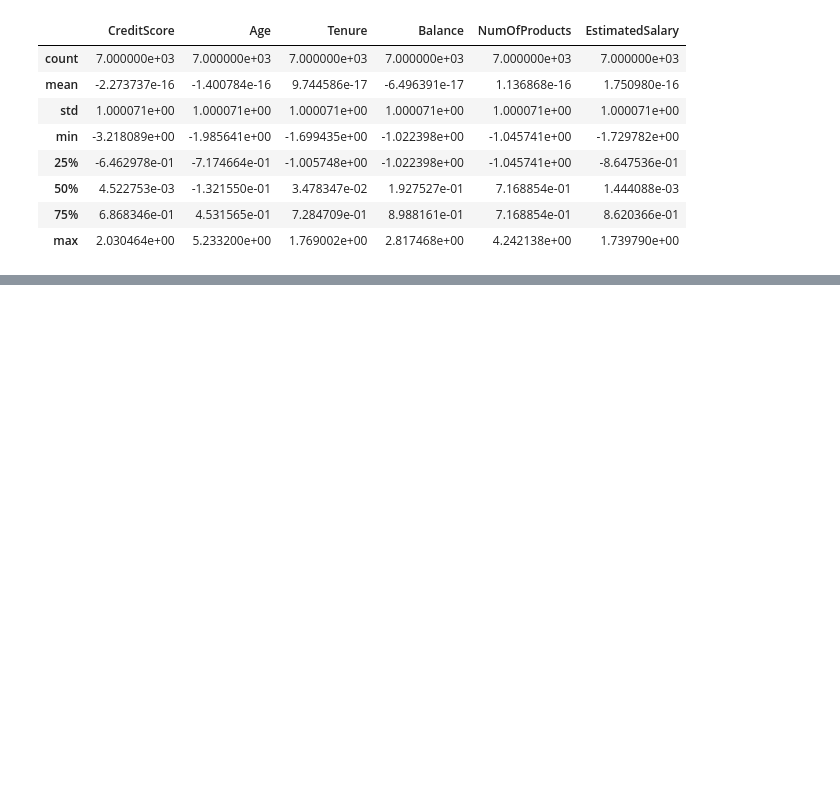
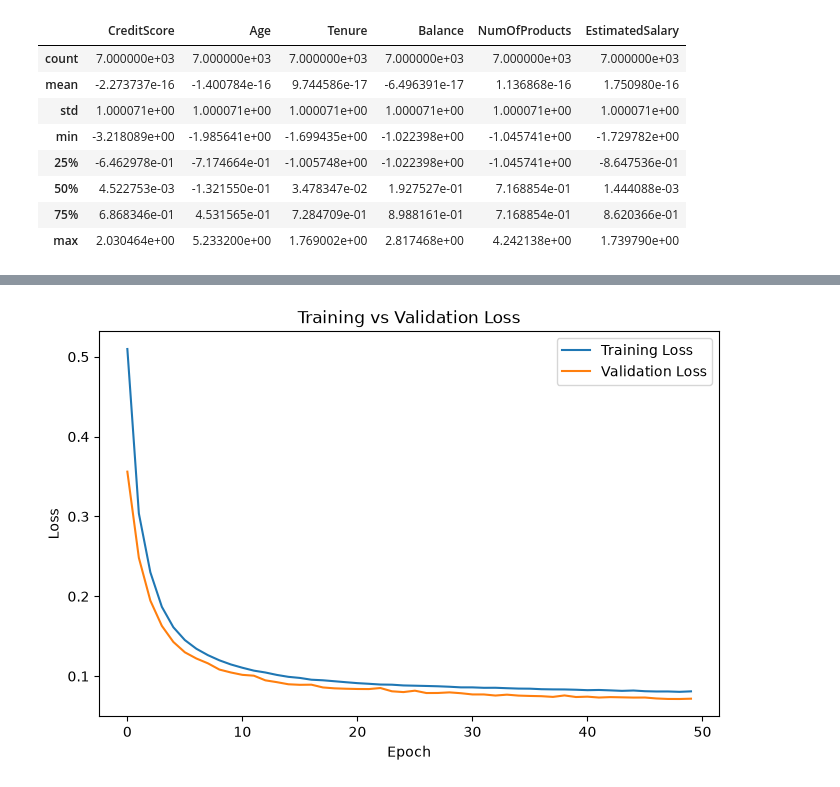
Before and after one commit to bvd7l/Bank-Customers-Predictions, a Jupyter notebook: notebooks/test.ipynb, the cells around one changed output, grey strips where cells are left out. Saved outputs shown, nothing was run; the diff lists cells and outputs as text; code cells hidden in the pictures; blank space fills up the shorter version.

```diff
--- a/notebooks/test.ipynb
+++ b/notebooks/test.ipynb
@@ -307,0 +412,18 @@ df_test.to_csv('test_preprocessed.csv', index=False)
+# %%
+class BankChurnClassifier(nn.Module):
+    def __init__(self, input_size):
+        super().__init__()
+        self.layer1 = nn.Linear(in_features=input_size,out_features=16)
+        self.relu = nn.ReLU()
+        self.layer2 = nn.Linear(in_features=16,out_features=1)
+        self.sigmoid = nn.Sigmoid()
+    def forward(self, x):
+        out = self.layer1(x)
+        out = self.relu(out)
+        out = self.layer2(out)
+        out = self.sigmoid(out)
+        return out
+input_size = X_train.shape[1]
+
+model = BankChurnClassifier(input_size=input_size).to(device)
+print(model)
@@ -307,0 +437,6 @@ df_test.to_csv('test_preprocessed.csv', index=False)
+# %%
+criterion = nn.BCELoss()
+optimizer = optim.Adam(
+    model.parameters(),
+    lr=0.001
+)
@@ -307,0 +565,9 @@ df_test.to_csv('test_preprocessed.csv', index=False)
+# %%
+train_losses, val_losses, train_acc, val_acc = train_model(
+    model=model,
+    train_loader=train_loader,
+    val_loader=val_loader,
+    optimizer=optimizer,
+    criterion=criterion,
+    epochs=50
+)
@@ -307,0 +592,11 @@ df_test.to_csv('test_preprocessed.csv', index=False)
+# %%
+plt.figure(figsize=(8, 5))
+plt.plot(train_losses, label="Training Loss")
+plt.plot(val_losses, label="Validation Loss")
+plt.xlabel("Epoch")
+plt.ylabel("Loss")
+plt.title("Training vs Validation Loss")
+plt.legend()
+plt.show()
+# %% [output]
+[figure, added]
```
Also changed, not shown: parts of 12 cells of this notebook.
